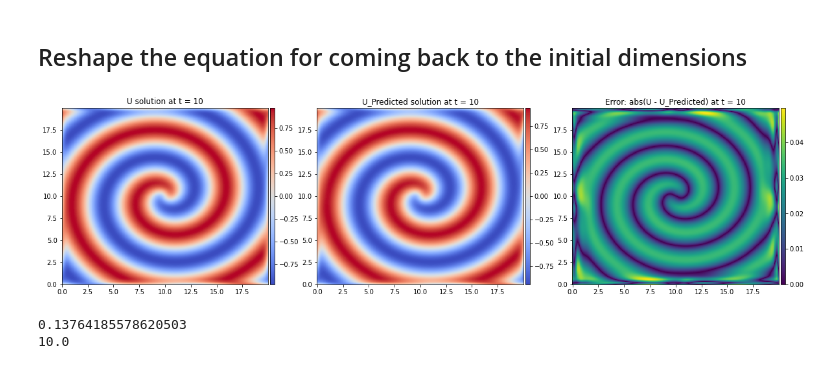
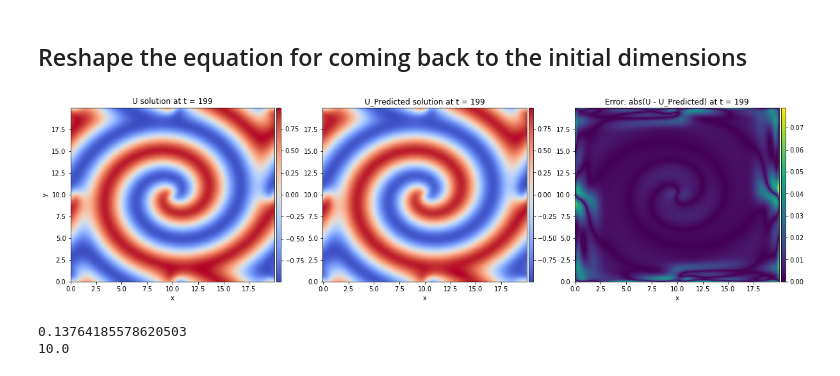
Before and after one commit to LeonardoIacussiPoli/Modeling-from-Measurements, a Jupyter notebook: FINAL_FOLDER/Reaction_diffusion/reaction_diffusion.ipynb, the cells around one changed output. Saved outputs shown, nothing was run; the diff lists cells and outputs as text; code cells hidden in the pictures.

```diff
--- a/FINAL_FOLDER/Reaction_diffusion/reaction_diffusion.ipynb
+++ b/FINAL_FOLDER/Reaction_diffusion/reaction_diffusion.ipynb
@@ -226,36 +230,37 @@ U_V_predicted = (u[:, range(r)] * s[range(r)]).dot(vh_predicted[range(r),:])
 U_predicted =  np.reshape(U_V_predicted[0:n*n,:],(n,n,steps-1))
 V_predicted = np.reshape(U_V_predicted[n*n:,:],(n,n,steps-1))
 # %%
-time = 10
+time = 199
 
 fig, ax = plt.subplots(1,3, figsize=(20,5))
 
 ax[0].set_title('U solution at t = %d'%time)
 im0 = ax[0].pcolormesh(xx, yy, U[:,:,time], cmap='coolwarm', rasterized=True)
-
+ax[0].set_xlabel('x')
+ax[0].set_ylabel('y')
 divider = make_axes_locatable(ax[0])
 cax = divider.append_axes('right', size='2%', pad=0.05)
 fig.colorbar(im0, cax=cax, orientation='vertical')
 
 ax[1].set_title('U_Predicted solution at t = %d'%time)
 im1 = ax[1].pcolormesh(xx, yy, U_predicted[:,:,time], cmap='coolwarm', rasterized=True)
-
+ax[1].set_xlabel('x')
 divider = make_axes_locatable(ax[1])
 cax = divider.append_axes('right', size='2%', pad=0.05)
 fig.colorbar(im1, cax=cax, orientation='vertical')
 
 ax[2].set_title('Error: abs(U - U_Predicted) at t = %d'%time)
 im2 = ax[2].pcolormesh(xx, yy, abs(U[:,:,time]-U_predicted[:,:,time]), cmap='viridis', rasterized=True)
-
+ax[2].set_xlabel('x')
 divider = make_axes_locatable(ax[2])
 cax = divider.append_axes('right', size='2%', pad=0.05)
 fig.colorbar(im2, cax=cax, orientation='vertical')
 
 
 
 plt.show()
 # %% [output]
-[figure, old version]
+[figure, new version]
 # %%
 # find max sum(err)
 
```
Also changed, not shown: parts of 2 cells of this notebook, 3 other files.
